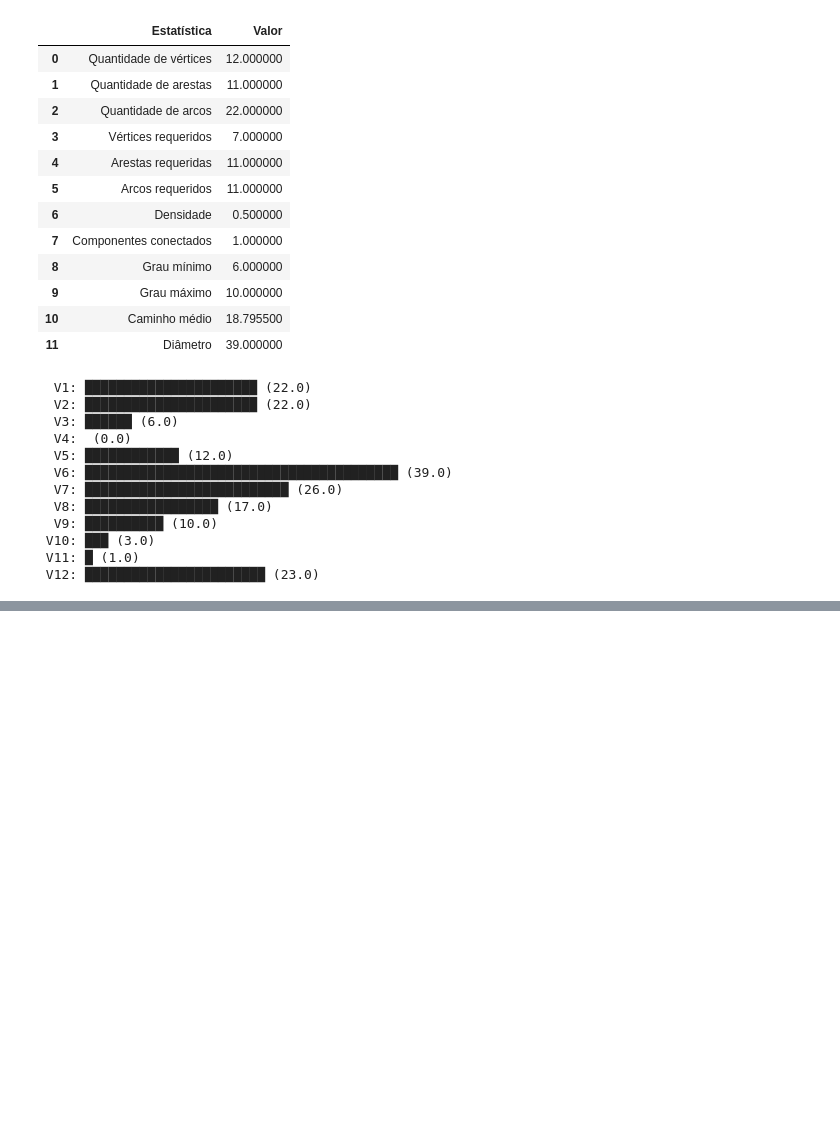
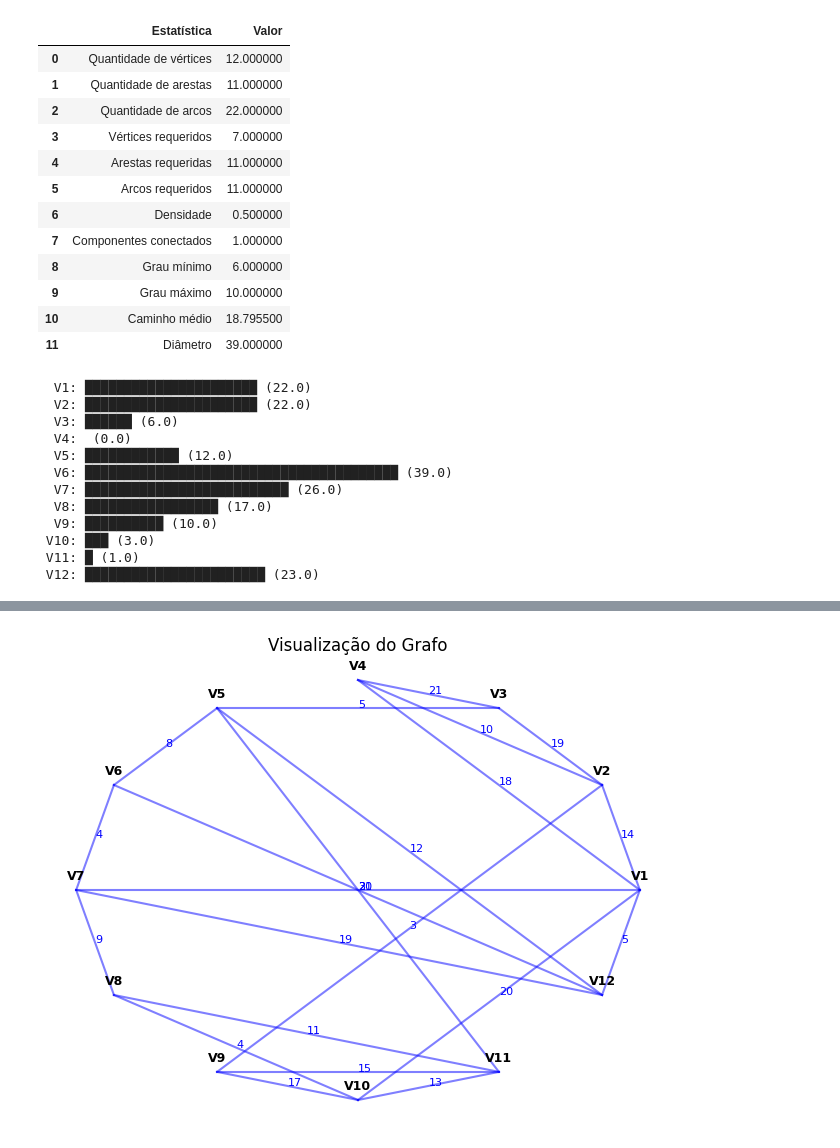
Before and after one commit to guilirio/GCC218-algoritmos-em-grafos, a Jupyter notebook: etapa1-projeto-pratico/my_statistics.ipynb, the cells around one changed output, grey strips where cells are left out. Drawn from its saved outputs; the diff is of its cells as text; code cells hidden in the pictures; blank space fills up the shorter version.

Commit message:
atualização: visualização do grafo

```diff
--- a/etapa1-projeto-pratico/my_statistics.ipynb
+++ b/etapa1-projeto-pratico/my_statistics.ipynb
@@ -64,3 +62,15 @@ Matriz de Adjacência do Grafo
 | V10 | 19 | ∞ | ∞ | ∞ | ∞ | ∞ | ∞ | 3 | 17 | ∞ | 13 | ... |
 | V11 | ∞ | ∞ | ∞ | ∞ | 21 | ∞ | ∞ | 11 | 14 | 13 | ∞ | ... |
 | V12 | 4 | ∞ | ∞ | ∞ | 12 | 4 | 19 | ∞ | ∞ | ∞ | ∞ | ... |
+# %%
+from main import *
+importlib.reload(main)
+
+# Criar o grafo
+g = Graph()
+g.addRoads()
+
+# Desenhar o grafo
+draw_graph(g)
+# %% [output]
+[figure, added]
```
Also changed, not shown: parts of 2 cells of this notebook, 1 other file.
